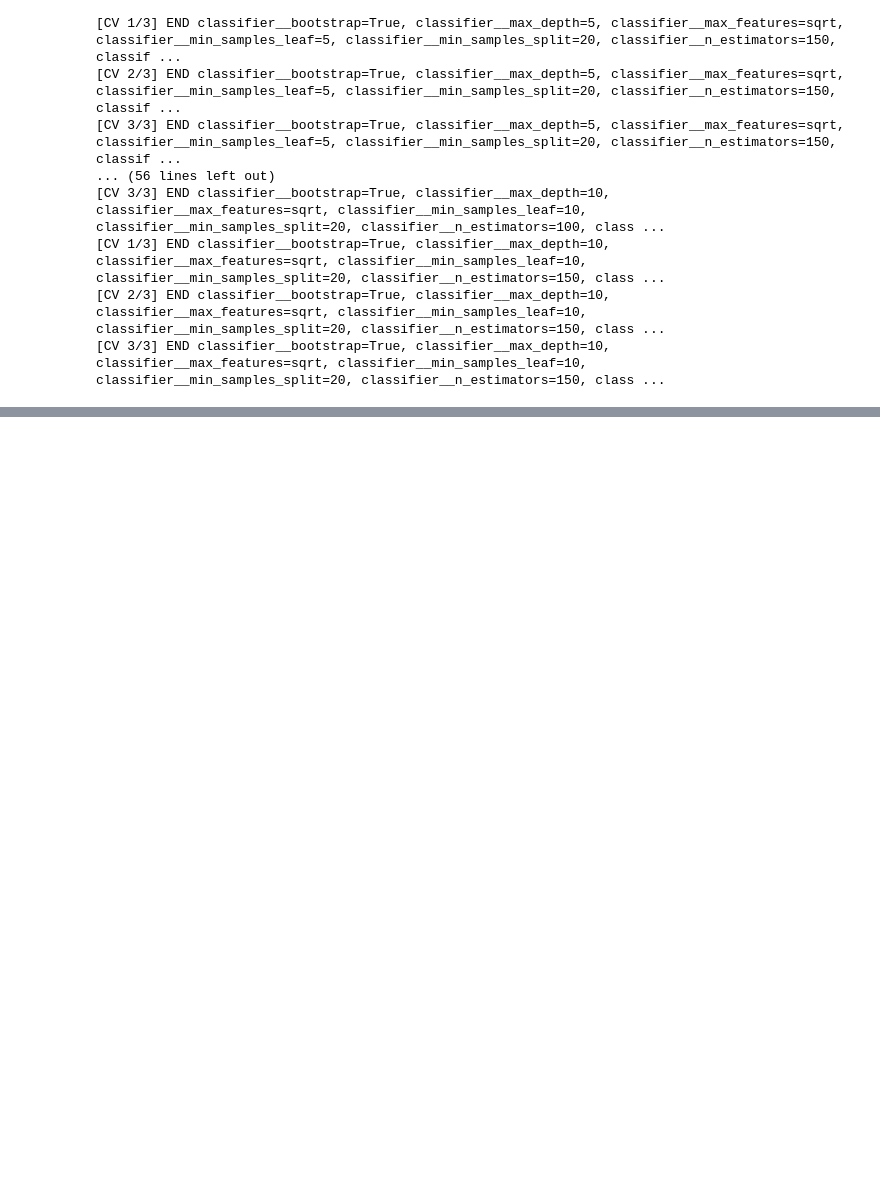
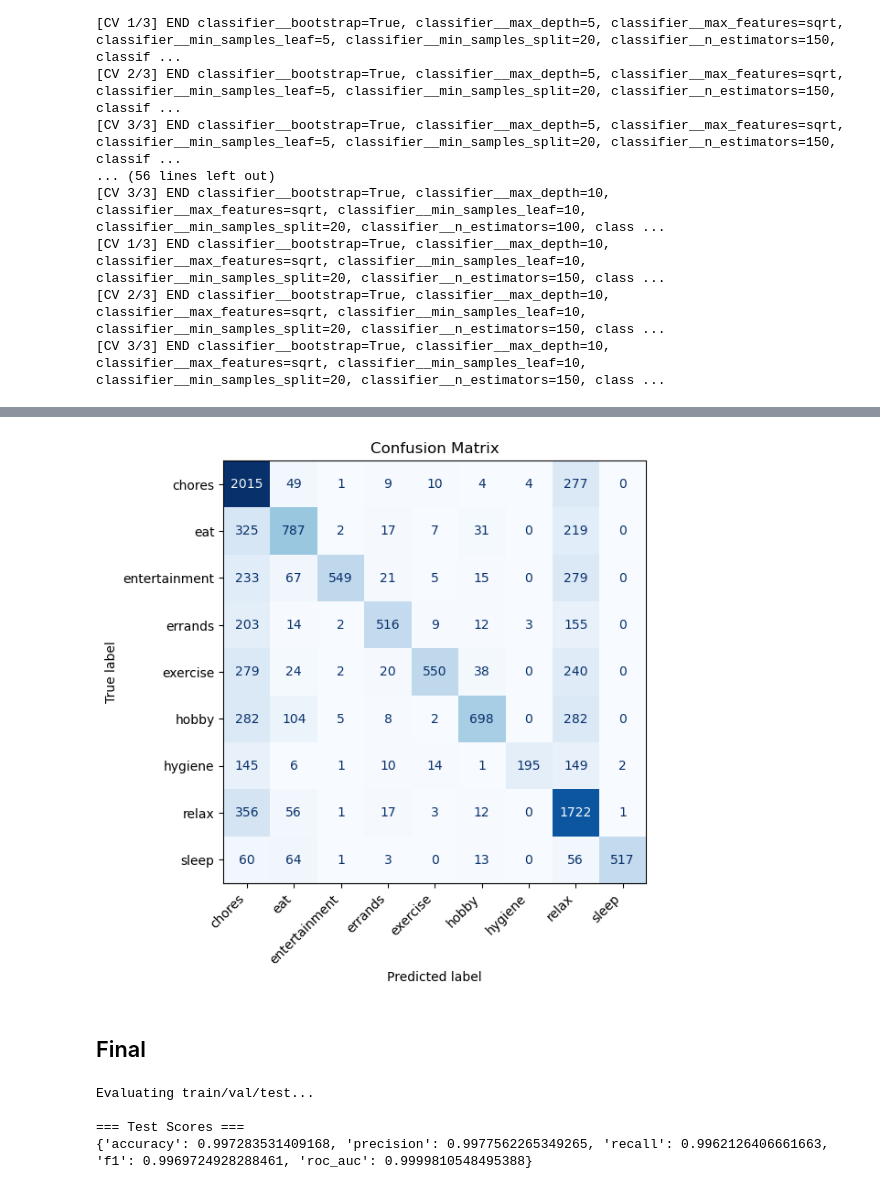
Before and after one commit to cheriechia/iti113_adls, a Jupyter notebook: training_dryad.ipynb, the cells around one changed output, grey strips where cells are left out. Saved outputs shown, nothing was run; the diff lists cells and outputs as text; code cells hidden in the pictures; blank space fills up the shorter version.

```diff
--- a/training_dryad.ipynb
+++ b/training_dryad.ipynb
@@ -1526,0 +1886,15 @@ for name, model in randomsearchcv_model_results.items():
+# %%
+random_hyperparameter_grid = [
+    # lr_hyperparameters,
+    rf_hyperparameters
+]
+
+model_list = [
+    # LogisticRegression(),
+    RandomForestClassifier()
+]
+# %%
+from sklearn.model_selection import KFold
+cross_val_num = 3
+cv = KFold(n_splits=cross_val_num, shuffle=True, random_state=42)
+print(cv)
@@ -1526,0 +2054,44 @@ for name, model in randomsearchcv_model_results.items():
+# %%
+from sklearn.metrics import confusion_matrix, ConfusionMatrixDisplay
+import matplotlib.pyplot as plt
+
+for name, model in randomsearchcv_model_results.items():
+    y_val = randomsearchcv_model_results[name]['y_outputs']['y_val']
+    y_val_pred = randomsearchcv_model_results[name]['y_outputs']['y_val_pred']
+
+    fig, ax = plt.subplots(figsize=(6,6))
+    disp = ConfusionMatrixDisplay.from_predictions(
+        y_val,
+        y_val_pred,
+        display_labels=best_pipeline.classes_,
+        cmap="Blues",
+        ax=ax,          # plot on your existing figure
+        colorbar=False
+    )
+    plt.xticks(rotation=45, ha="right", fontsize=10)
+    plt.title("Confusion Matrix")
+    plt.grid(False)
+    plt.show()
+# %% [output]
+[figure, added]
+# %% [markdown]
+## Final
+# %%
+for model_name, model_data in randomsearch_best_models.items():
+    best_pipeline = model_data['best_estimator']
+    best_params = model_data['best_params']
+
+    print(f"\nEvaluating train/val/test...")
+
+    # Train
+    y_test_pred = best_pipeline.predict(X_test)
+    y_test_pred_proba = best_pipeline.predict_proba(X_test)
+    test_scores = evaluate_classification(y_test, y_test_pred, y_test_pred_proba)
+
+    print("\n=== Test Scores ===")
+    print(test_scores)
+# %% [output]
+Evaluating train/val/test...
+
+=== Test Scores ===
+{'accuracy': 0.997283531409168, 'precision': 0.9977562265349265, 'recall': 0.9962126406661663, 'f1': 0.9969724928288461, 'roc_auc': 0.9999810548495388}
```
Also changed, not shown: parts of 29 cells of this notebook.
